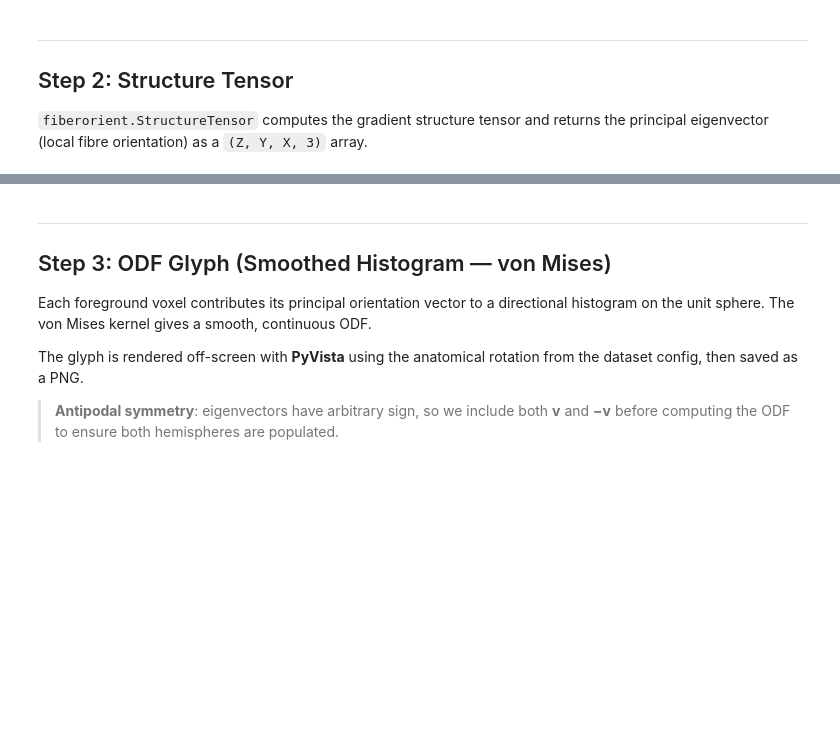
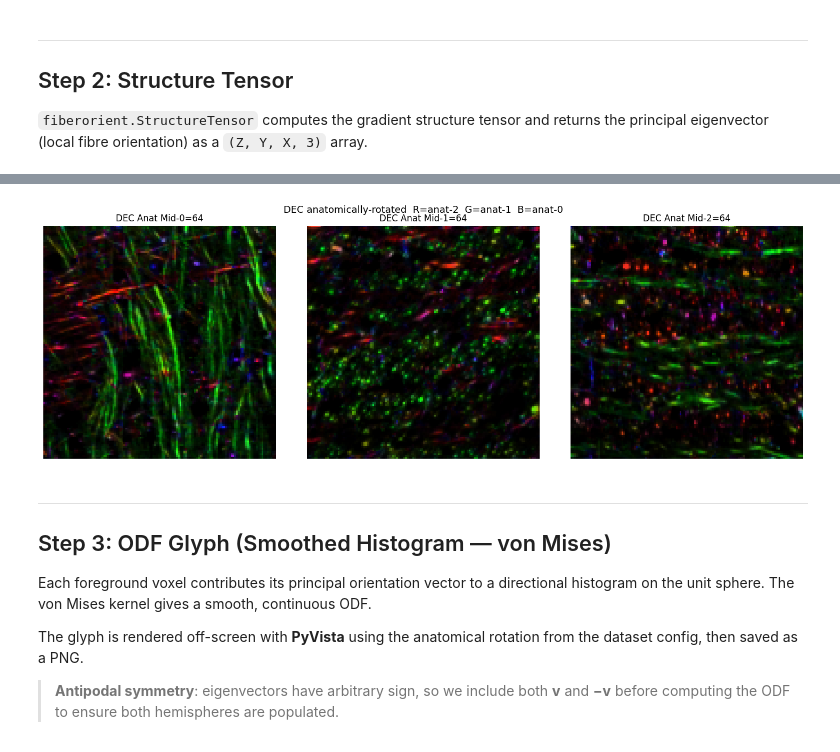
Before and after one commit to wanqingy/cutout-st-odf, a Jupyter notebook: notebooks/cutout_st_odf_glyph.ipynb, the cells around one changed output, grey strips where cells are left out. Saved outputs shown, nothing was run; the diff lists cells and outputs as text; code cells hidden in the pictures; blank space fills up the shorter version.

```diff
--- a/notebooks/cutout_st_odf_glyph.ipynb
+++ b/notebooks/cutout_st_odf_glyph.ipynb
@@ -165 +256,10 @@ print(f'Vectors shape: {vectors.shape}')
+# %%
+# Direction-Encoded Colour (DEC) image
+# Rotate vectors to anatomical space, then permute components to R/G/B per DEC_RGB_ORDER
+vectors_anat = vectors @ ANATOMICAL_ROTATION.T   # (Z, Y, X, 3)
+
+v = np.abs(vectors_anat)
+v = v / v.max()
+scalar = (img.astype(np.float32) - img.min()) / (img.max() - img.min() + 1e-8) * 255.0
+dec_img = (scalar[..., None] * v[..., DEC_RGB_ORDER]).astype(np.uint8)   # (Z, Y, X, 3)
 # %%
@@ -189,3 +281,23 @@ plt.show()
+# %%
+dec_anat = np.stack([_rotate_vol(dec_img[..., c], ANATOMICAL_ROTATION) for c in range(3)], axis=-1).clip(0, 255).astype(np.uint8)
+mz, my, mx = [s // 2 for s in dec_anat.shape[:3]]
+
+fig, axes = plt.subplots(1, 3, figsize=(15, 5))
+for ax, proj, label in zip(
+    axes,
+    [dec_anat[mz], dec_anat[:, my, :], dec_anat[:, :, mx]],
+    [f'DEC Anat Mid-0={mz}', f'DEC Anat Mid-1={my}', f'DEC Anat Mid-2={mx}'],
+):
+    ax.imshow(proj)
+    ax.set_title(label)
+    ax.axis('off')
+
+axis_labels = [f'anat-{i}' for i in DEC_RGB_ORDER]
+plt.suptitle(f'DEC anatomically-rotated  R={axis_labels[0]}  G={axis_labels[1]}  B={axis_labels[2]}', fontsize=13)
+plt.tight_layout()
+plt.show()
+# %% [output]
+[figure, added]
 # %% [markdown]
 ---
 ## Step 3: ODF Glyph (Smoothed Histogram — von Mises)
```
Also changed, not shown: parts of 11 cells of this notebook, 6 other files.
